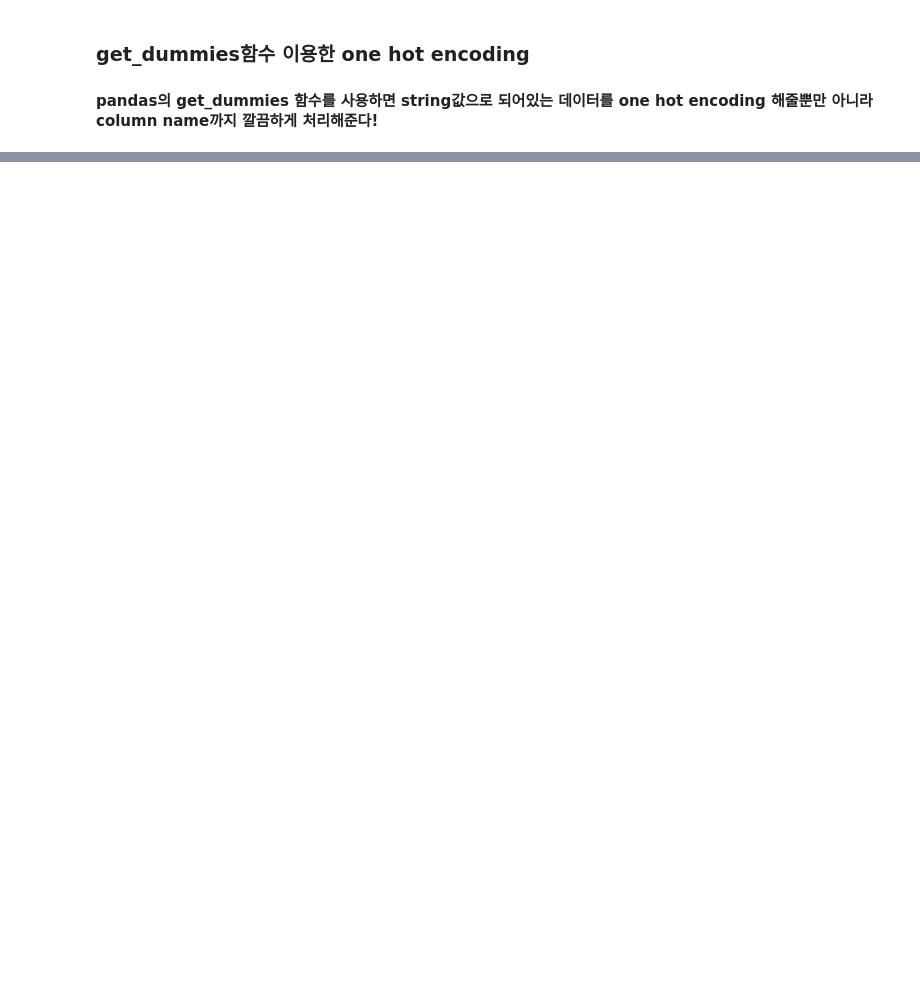
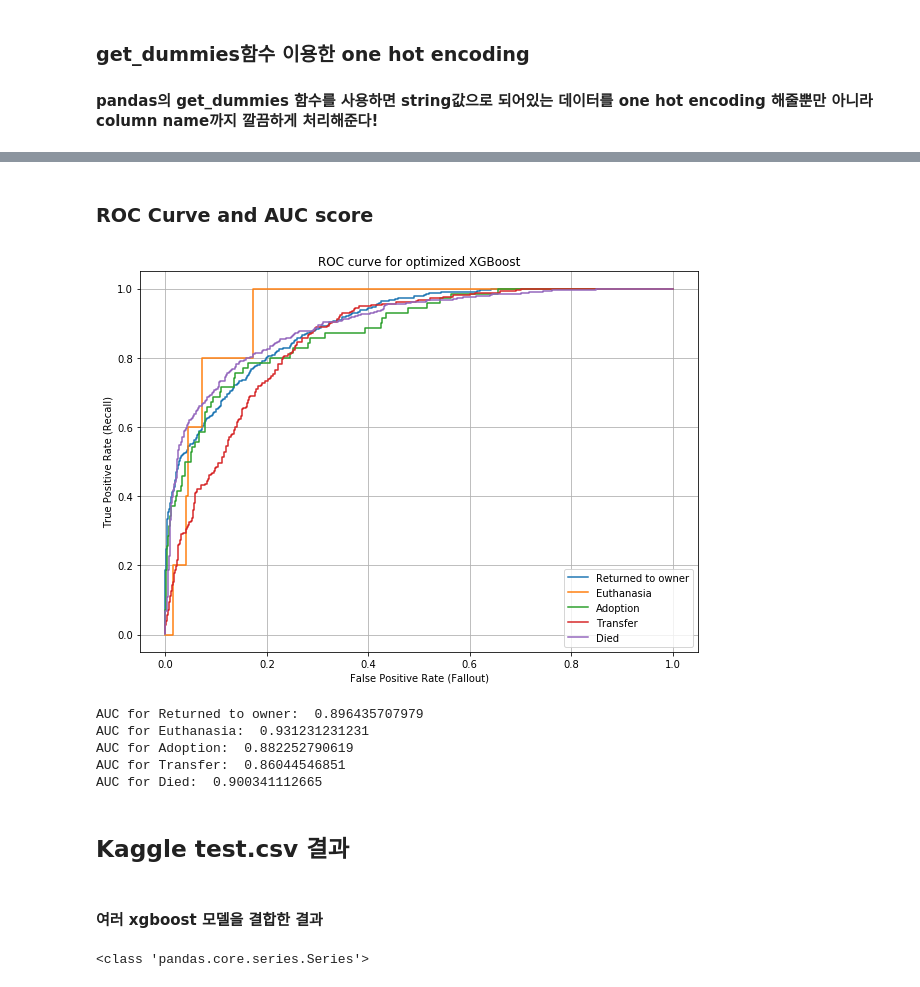
Before and after one commit to frozendrpepper/ML_Project, a Jupyter notebook: Project_temp.ipynb, the cells around one changed output, grey strips where cells are left out. Drawn from its saved outputs; the diff is of its cells as text; code cells hidden in the pictures; blank space fills up the shorter version.

```diff
--- a/Project_temp.ipynb
+++ b/Project_temp.ipynb
@@ -1064,0 +1559,10 @@ outcomesubtype_le = pd.get_dummies(data_train[['OutcomeSubtype']])
+# %%
+y_proba1 = model_xgb1.predict_proba(dfX_test)
+y_proba2 = model_xgb2.predict_proba(dfX_test)
+y_proba3 = model_xgb3.predict_proba(dfX_test)
+y_proba4 = model_xgb4.predict_proba(dfX_test)
+y_proba5 = model_xgb5.predict_proba(dfX_test)
+
+y_proba_avg = (y_proba1 + y_proba2 + y_proba3 + y_proba4 + y_proba5) / 5
+performance = log_loss(dfY_test, y_proba_avg)
+print(performance)
@@ -1064,0 +1626,53 @@ outcomesubtype_le = pd.get_dummies(data_train[['OutcomeSubtype']])
+# %% [markdown]
+### ROC Curve and AUC score
+# %%
+from sklearn.preprocessing import label_binarize
+from sklearn.metrics import auc
+
+y_multi = label_binarize(dfY_test, classes=[1, 2, 3, 4, 5])
+# %%
+d1_multi = y_proba_avg
+# %%
+fpr10, tpr10, thresholds10 = roc_curve(y_multi[:, 0], d1_multi[:, 0])
+fpr11, tpr11, thresholds11 = roc_curve(y_multi[:, 1], d1_multi[:, 1])
+fpr12, tpr12, thresholds12 = roc_curve(y_multi[:, 2], d1_multi[:, 2])
+fpr13, tpr13, thresholds13 = roc_curve(y_multi[:, 3], d1_multi[:, 3])
+fpr14, tpr14, thresholds14 = roc_curve(y_multi[:, 4], d1_multi[:, 4])
+# %%
+plt.figure(figsize = (10, 7))
+plt.plot(fpr10, tpr10, label="Returned to owner")
+plt.plot(fpr11, tpr11, label="Euthanasia")
+plt.plot(fpr12, tpr12, label="Adoption")
+plt.plot(fpr13, tpr13, label="Transfer")
+plt.plot(fpr14, tpr14, label="Died")
+plt.title('ROC curve for optimized XGBoost')
+plt.xlabel('False Positive Rate (Fallout)')
+plt.ylabel('True Positive Rate (Recall)')
+plt.legend()
+plt.grid(True)
+plt.show()
+# %% [output]
+[figure, added]
+# %%
+#AUC
+print('AUC for Returned to owner: ', auc(fpr10, tpr10))
+print('AUC for Euthanasia: ', auc(fpr11, tpr11))
+print('AUC for Adoption: ', auc(fpr12, tpr12))
+print('AUC for Transfer: ', auc(fpr13, tpr13))
+print('AUC for Died: ', auc(fpr14, tpr14))
+# %% [output]
+AUC for Returned to owner:  0.896435707979
+AUC for Euthanasia:  0.931231231231
+AUC for Adoption:  0.882252790619
+AUC for Transfer:  0.86044546851
+AUC for Died:  0.900341112665
+# %% [markdown]
+## Kaggle test.csv 결과
+# %% [markdown]
+#### 여러 xgboost 모델을 결합한 결과
+# %%
+dummy_cont_test = data_test_final[['Name', 'AnimalType', 'AgeuponOutcome', 'Rank']]
+test_id = data_test_final['AnimalID']
+print(type(test_id))
+# %% [output]
+<class 'pandas.core.series.Series'>
```
Also changed, not shown: parts of 107 cells of this notebook, 5 other files.
